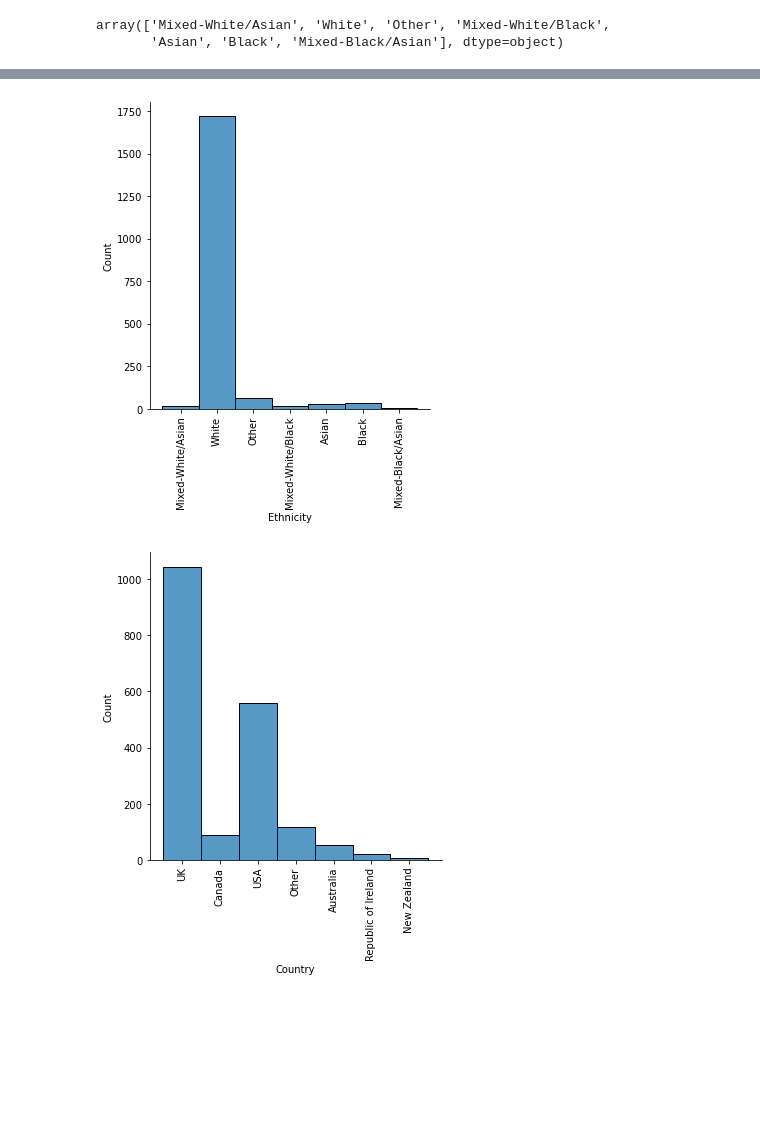
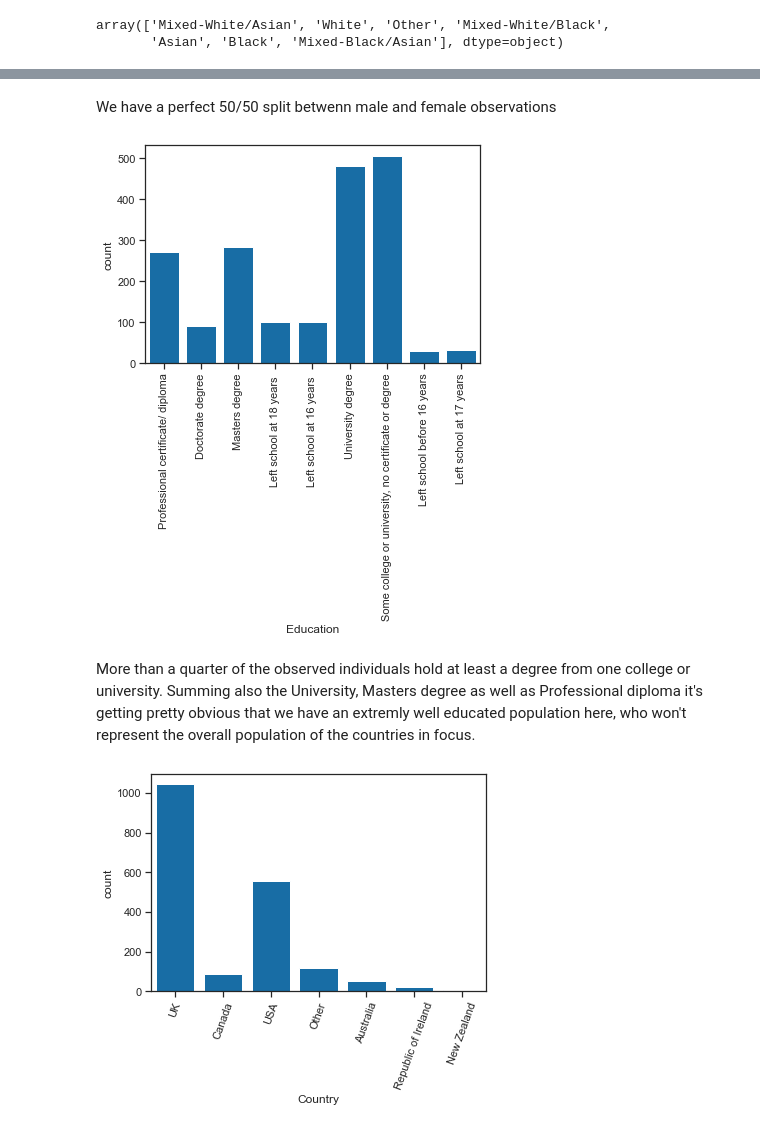
Before and after one commit to dave-py/Project2-Prediction, a Jupyter notebook: DrugAbuse.ipynb, the cells around one changed output, grey strips where cells are left out. Cells and saved outputs as stored; diff of their text form; code cells hidden in the pictures; blank space fills up the shorter version.

Commit message:
merged individual notebooks

```diff
--- a/DrugAbuse.ipynb
+++ b/DrugAbuse.ipynb
@@ -57,7 +69,15 @@ import numpy as np
 import matplotlib.pyplot as plt
 import seaborn as sns
 
+from sklearn.preprocessing import LabelEncoder
+from IPython.display import display_html
+from IPython.display import display
+from IPython.display import Image
+
 # set ip magic command
 %matplotlib inline
+
+# set viz style
+sns.set_theme(style="ticks")
 # %%
 # load the dataframe
@@ -337,0 +449,2 @@ ValueError: could not convert string to float: '35-44'
+# %%
+df = pd.read_csv('data/transformed_clean.csv')
@@ -338,10 +463,14 @@ ValueError: could not convert string to float: '35-44'
+# %% [markdown]
+We have a perfect 50/50 split betwenn male and female observations
 # %%
-sns.displot(df.Ethnicity)
+sns.countplot(x="Education", data=df, color='#0072BD')
 plt.xticks(rotation=90);
 # %% [output]
-[figure, old version]
+[figure, new version]
+# %% [markdown]
+More than a quarter of the observed individuals hold at least a degree from one college or university. Summing also the University, Masters degree as well as Professional diploma it's getting pretty obvious that we have an extremly well educated population here, who won't represent the overall population of the countries in focus.
 # %%
-sns.displot(df.Country)
-plt.xticks(rotation=90);
+sns.countplot(x="Country", data=df, color='#0072BD')
+plt.xticks(rotation=70);
 # %% [output]
-[figure, old version]
+[figure, new version]
```
Also changed, not shown: parts of 89 cells of this notebook, 8 other files.
